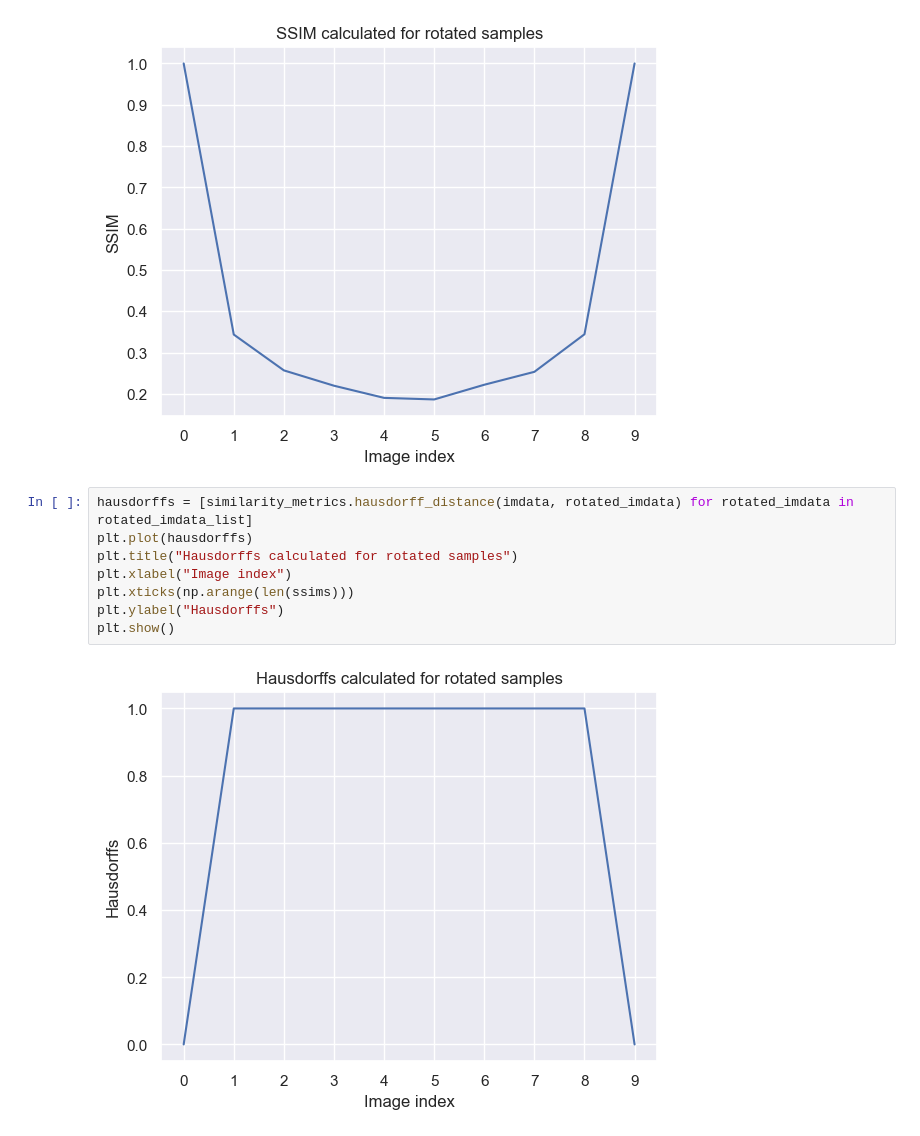
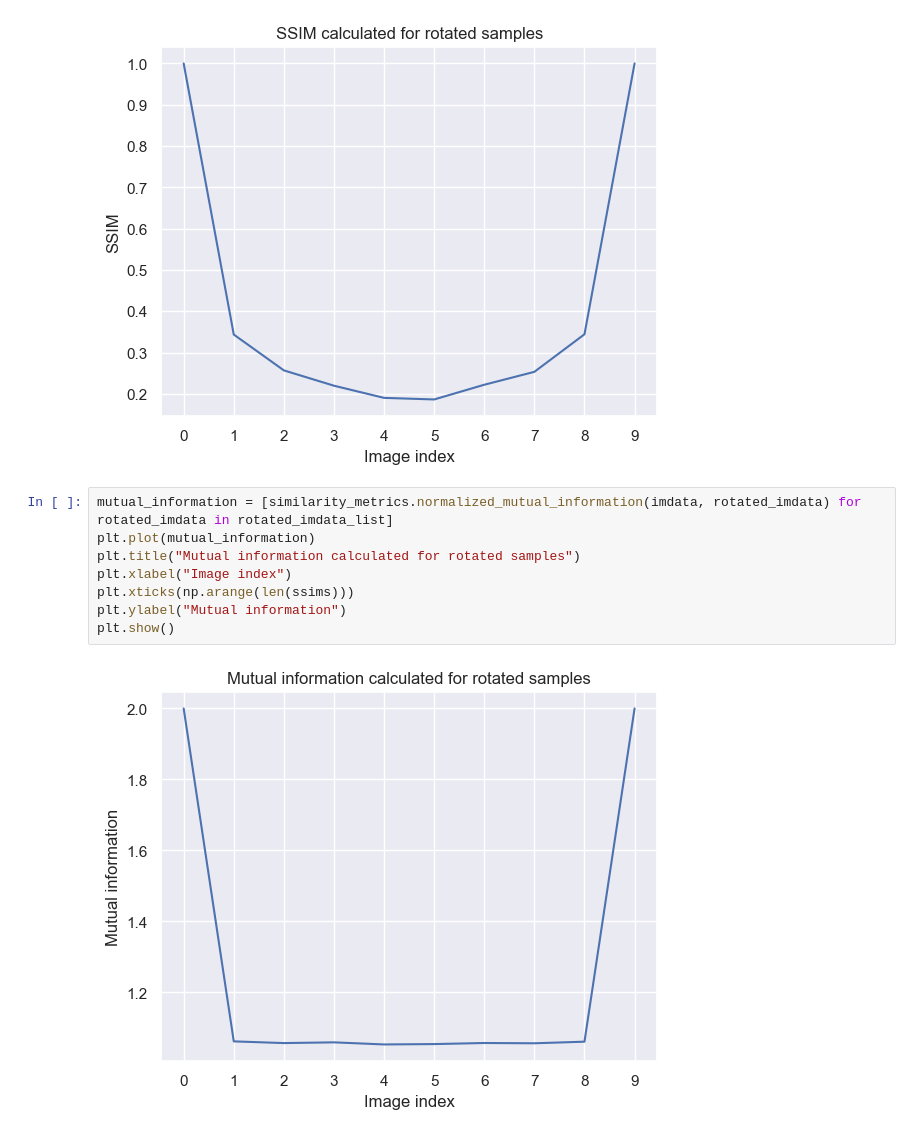
Before and after one commit to peterbbryan/image-difference-statistics, a Jupyter notebook: notebooks/sample_transforms.ipynb, the cells around one changed output. Saved outputs shown, nothing was run; the diff lists cells and outputs as text.

```diff
--- a/notebooks/sample_transforms.ipynb
+++ b/notebooks/sample_transforms.ipynb
@@ -48,12 +48,12 @@ plt.show()
 # %% [output]
 [figure]
 # %%
-hausdorffs = [similarity_metrics.hausdorff_distance(imdata, rotated_imdata) for rotated_imdata in rotated_imdata_list]
-plt.plot(hausdorffs)
-plt.title("Hausdorffs calculated for rotated samples")
+mutual_information = [similarity_metrics.normalized_mutual_information(imdata, rotated_imdata) for rotated_imdata in rotated_imdata_list]
+plt.plot(mutual_information)
+plt.title("Mutual information calculated for rotated samples")
 plt.xlabel("Image index")
 plt.xticks(np.arange(len(ssims)))
-plt.ylabel("Hausdorffs")
+plt.ylabel("Mutual information")
 plt.show()
 # %% [output]
-[figure, old version]
+[figure, new version]
```
Also changed, not shown: 5 other files.
